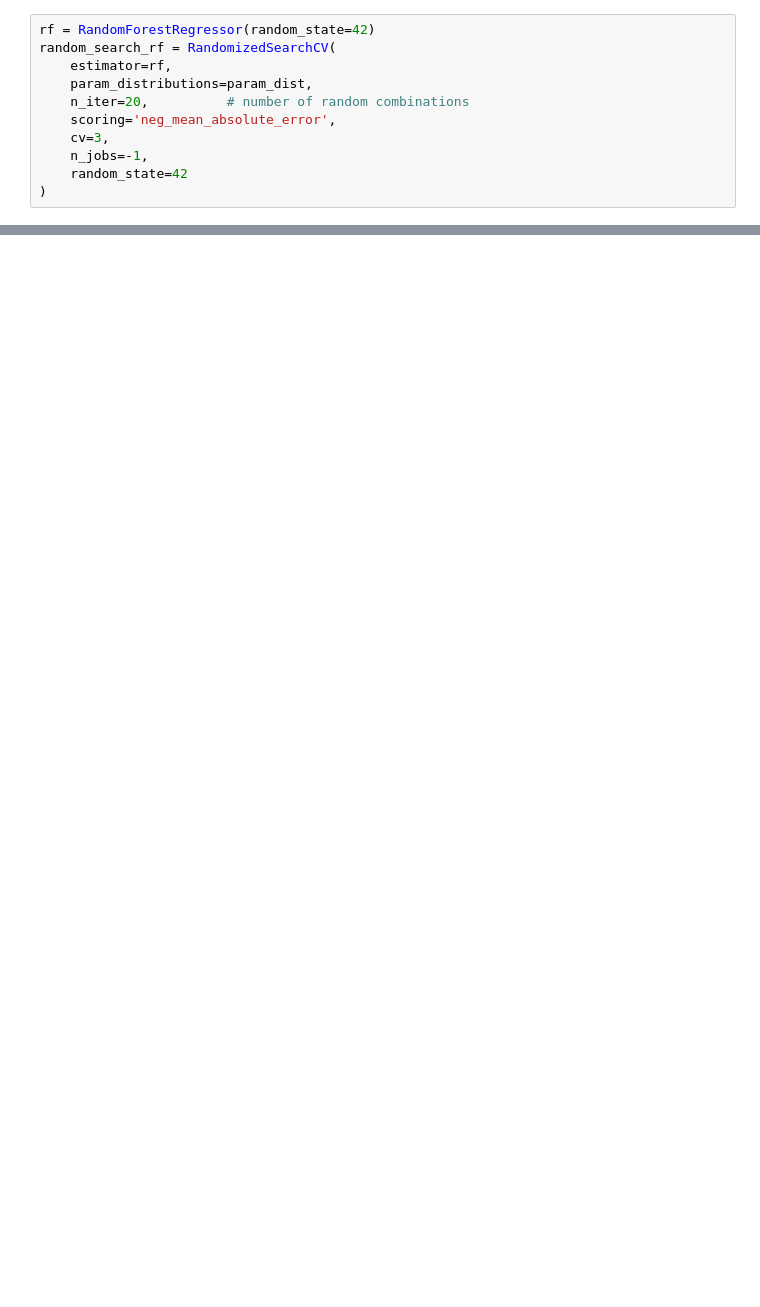
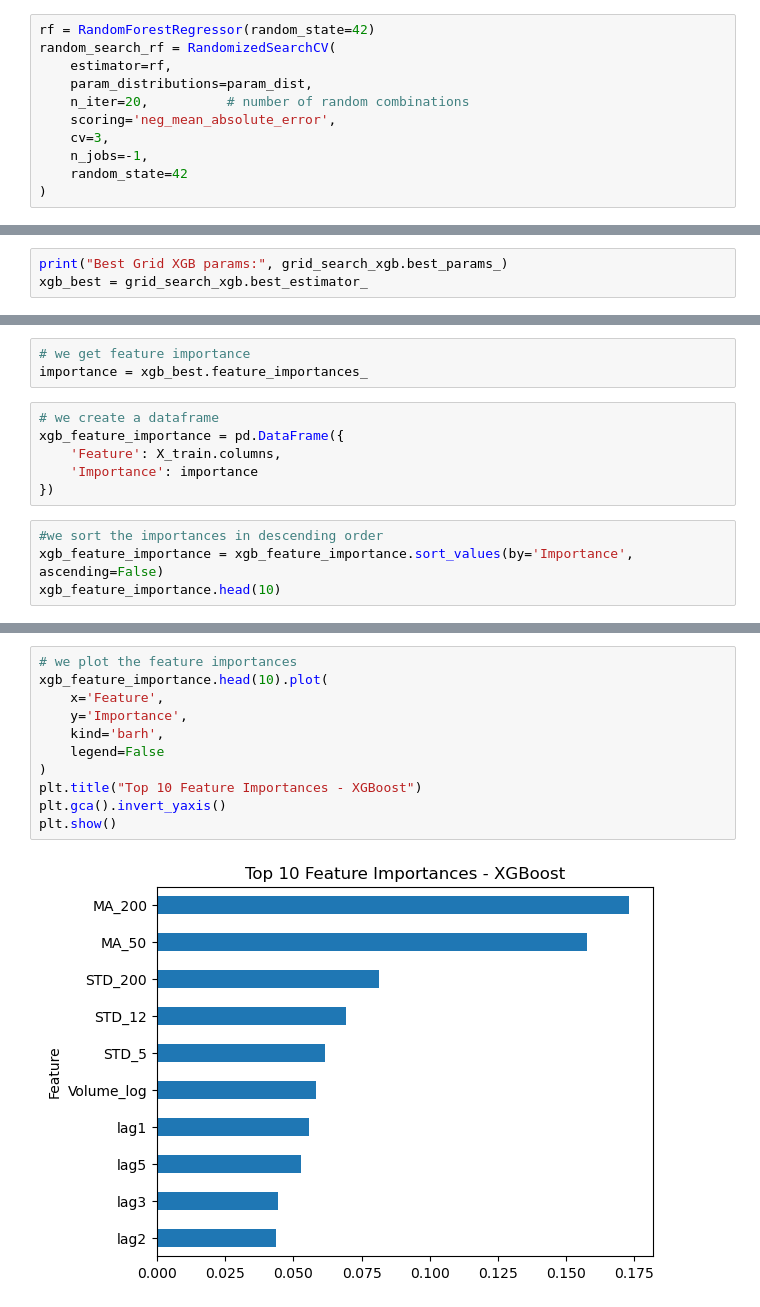
Before and after one commit to njorogepaul-moghul/Nairobi-Stocks-Exchange-project, a Jupyter notebook: notebooks/Modelling Phase/SAFARICOM Modelling/Safaricom Modelling phase.ipynb, the cells around one changed output, grey strips where cells are left out. Drawn from its saved outputs; the diff is of its cells as text; blank space fills up the shorter version.

```diff
--- a/notebooks/Modelling Phase/SAFARICOM Modelling/Safaricom Modelling phase.ipynb
+++ b/notebooks/Modelling Phase/SAFARICOM Modelling/Safaricom Modelling phase.ipynb
@@ -373,0 +546,3 @@ best_xgb = random_search_xgb.best_estimator_
+# %%
+print("Best Grid XGB params:", grid_search_xgb.best_params_)
+xgb_best = grid_search_xgb.best_estimator_
@@ -373,0 +571,13 @@ best_xgb = random_search_xgb.best_estimator_
+# %%
+# we get feature importance
+importance = xgb_best.feature_importances_
+# %%
+# we create a dataframe
+xgb_feature_importance = pd.DataFrame({
+    'Feature': X_train.columns,
+    'Importance': importance
+})
+# %%
+#we sort the importances in descending order
+xgb_feature_importance = xgb_feature_importance.sort_values(by='Importance', ascending=False)
+xgb_feature_importance.head(10)
@@ -373,0 +596,13 @@ best_xgb = random_search_xgb.best_estimator_
+# %%
+# we plot the feature importances
+xgb_feature_importance.head(10).plot(
+    x='Feature',
+    y='Importance',
+    kind='barh',
+    legend=False
+)
+plt.title("Top 10 Feature Importances - XGBoost")
+plt.gca().invert_yaxis()
+plt.show()
+# %% [output]
+[figure, added]
```
Also changed, not shown: parts of 44 cells of this notebook, 5 other files.
